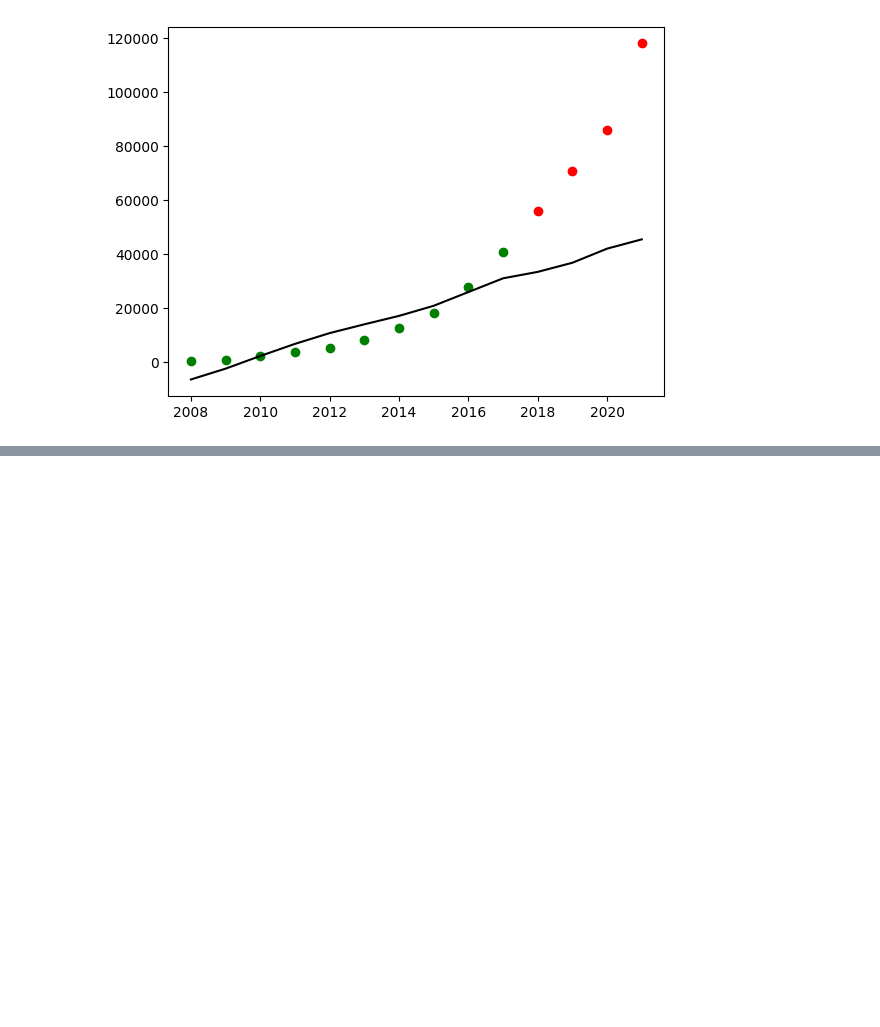
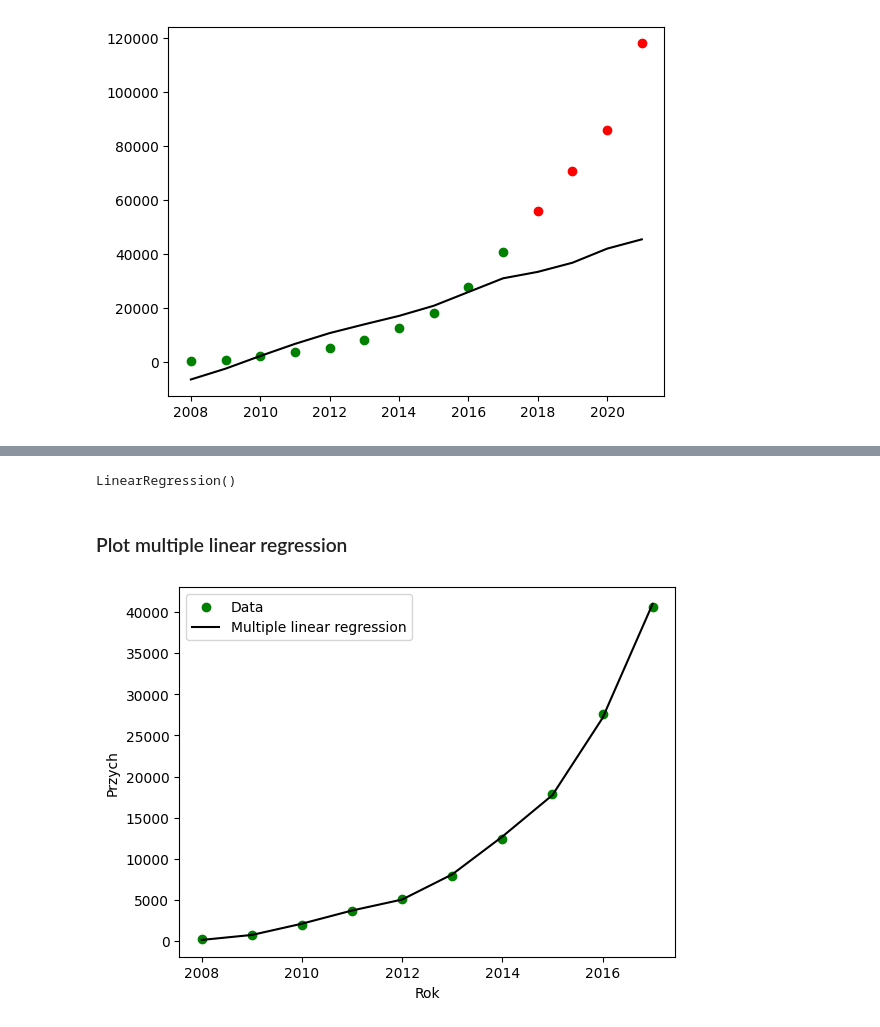
Before and after one commit to KubiakJakub01/data-mining-methods, a Jupyter notebook: notebooks/med_lab_1_2.ipynb, the cells around one changed output, grey strips where cells are left out. Drawn from its saved outputs; the diff is of its cells as text; code cells hidden in the pictures; blank space fills up the shorter version.

Commit message:
Fit multiple linear regresion

```diff
--- a/notebooks/med_lab_1_2.ipynb
+++ b/notebooks/med_lab_1_2.ipynb
@@ -191,0 +203,24 @@ plt.plot(train_test_df.index, linear_regression.predict(X), color='k')
+# %%
+# Prepare data for multiple linear regression
+X_train = train_df.drop("Przych", axis=1)
+y_train = train_df["Przych"].values.reshape(-1, 1)
+X_test = test_df.drop("Przych", axis=1)
+y_test = test_df["Przych"].values.reshape(-1, 1)
+# %%
+# Fit the model
+multiple_linear_regression = LinearRegression()
+multiple_linear_regression.fit(X_train, y_train)
+# %% [output]
+LinearRegression()
+# %% [markdown]
+### Plot multiple linear regression
+# %%
+# Plot multiple linear regression equation with train data
+plt.scatter(train_df.index, y_train, color='g')
+plt.plot(train_df.index, multiple_linear_regression.predict(X_train), color='k')
+plt.xlabel('Rok')
+plt.ylabel('Przych')
+plt.legend(['Data', 'Multiple linear regression'])
+plt.show()
+# %% [output]
+[figure, added]
```
Also changed, not shown: parts of 5 cells of this notebook.
